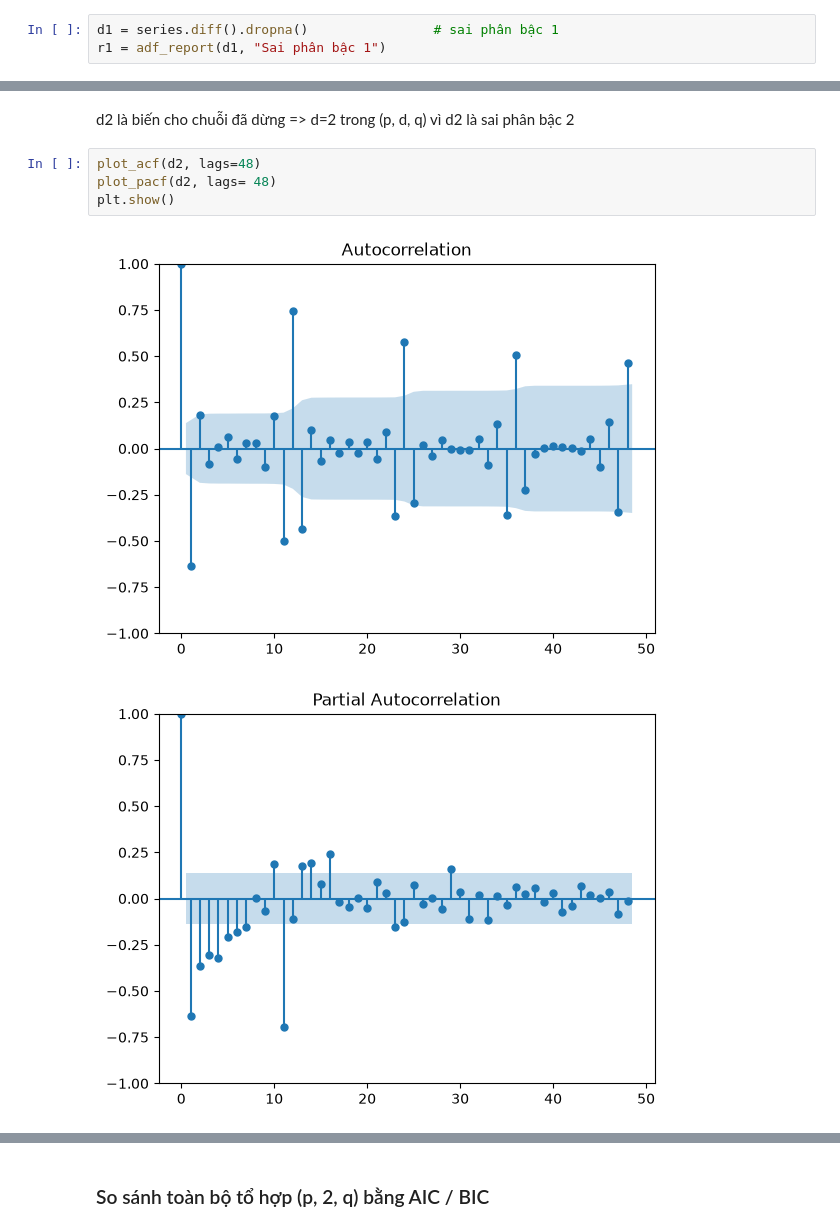
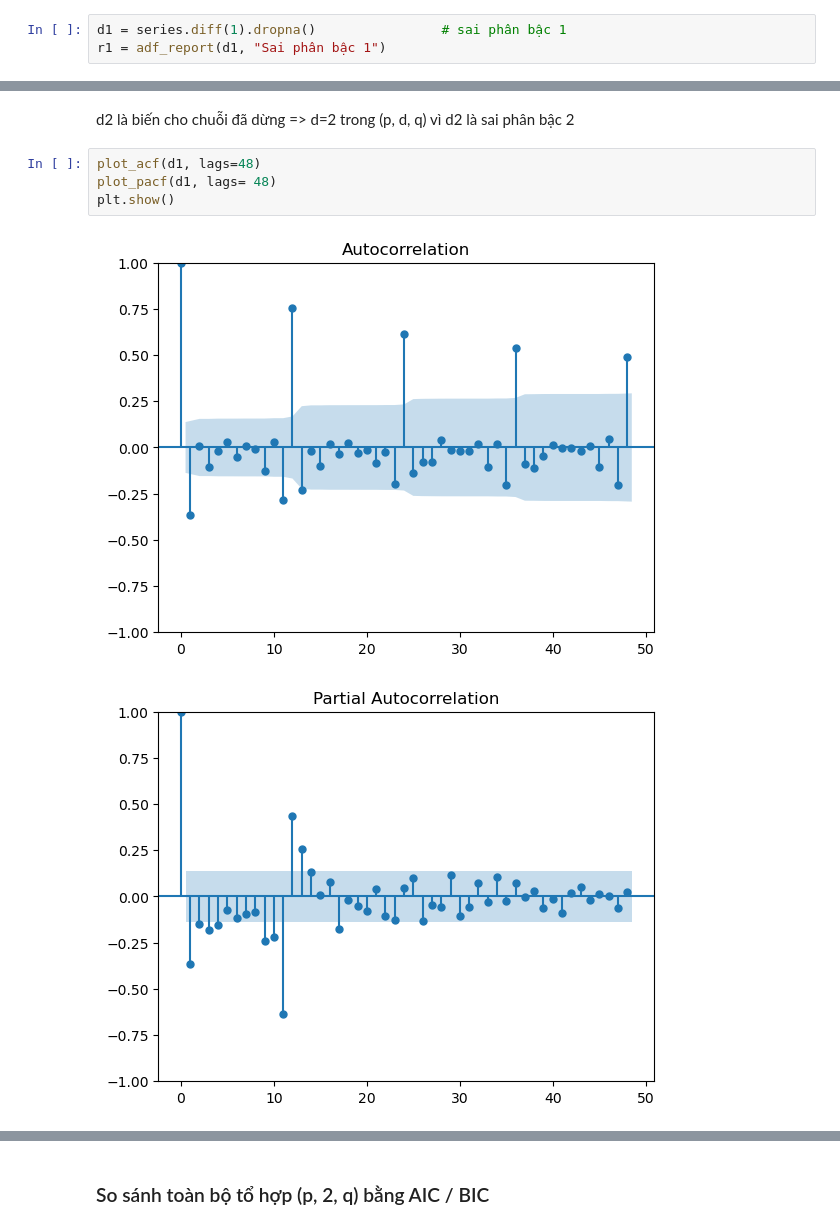
Before and after one commit to HoraCompany-VN/Times-Series-Gr3, a Jupyter notebook: Lab2/BT_Normal/src/Lab2_Normal.ipynb, the cells around one changed output, grey strips where cells are left out. Cells and saved outputs as stored; diff of their text form.

```diff
--- a/Lab2/BT_Normal/src/Lab2_Normal.ipynb
+++ b/Lab2/BT_Normal/src/Lab2_Normal.ipynb
@@ -297,7 +299,7 @@ def adf_report(x, name):
 # %% [markdown]
 Sai phân lần 1
 # %%
-d1 = series.diff().dropna()                # sai phân bậc 1
+d1 = series.diff(1).dropna()                # sai phân bậc 1
 r1 = adf_report(d1, "Sai phân bậc 1")
 # %% [output]
 Sai phân bậc 1: ADF =  -2.4952 | p-value = 0.1167 | KHÔNG DỪNG
@@ -343,10 +335,10 @@ plt.show()
 # %% [markdown]
 d2 là biến cho chuỗi đã dừng => d=2 trong (p, d, q) vì d2 là sai phân bậc 2
 # %%
-plot_acf(d2, lags=48)
-plot_pacf(d2, lags= 48)
+plot_acf(d1, lags=48)
+plot_pacf(d1, lags= 48)
 plt.show()
 # %% [output]
-[figure, old version]
+[figure, new version]
-[figure, old version]
+[figure, new version]
 # %%
```
Also changed, not shown: parts of 24 cells of this notebook.
